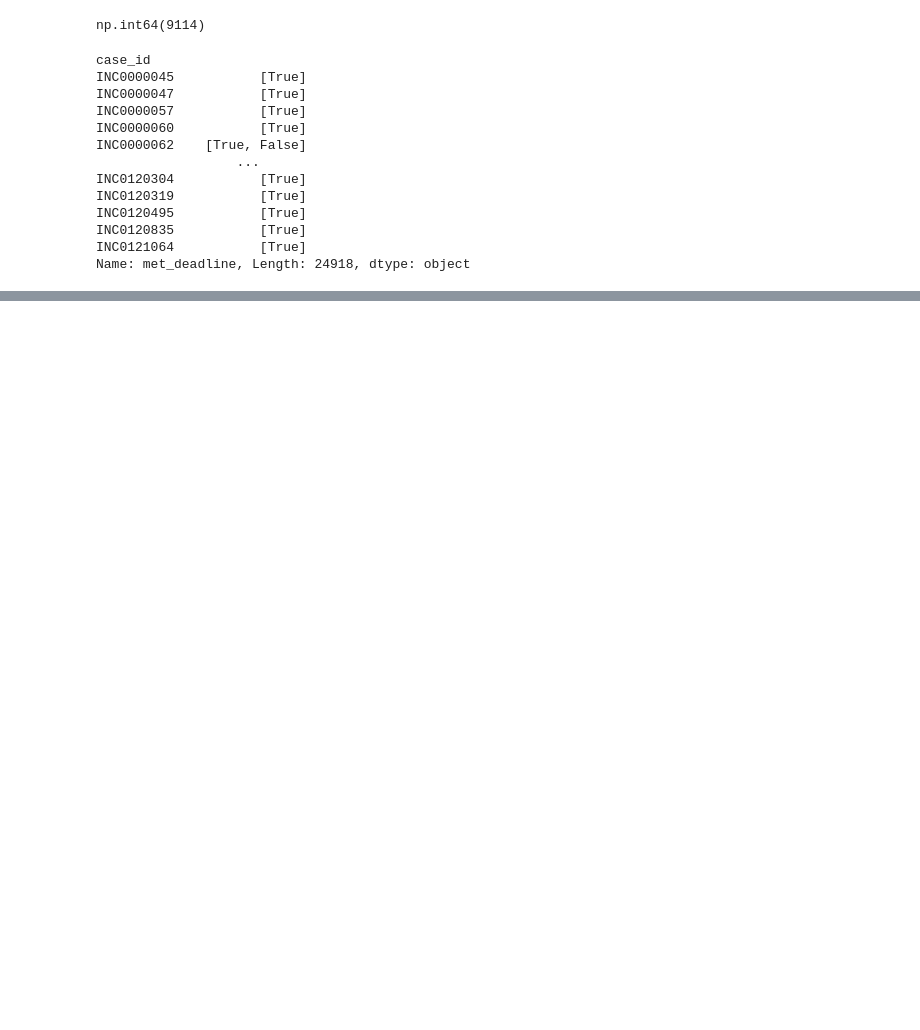
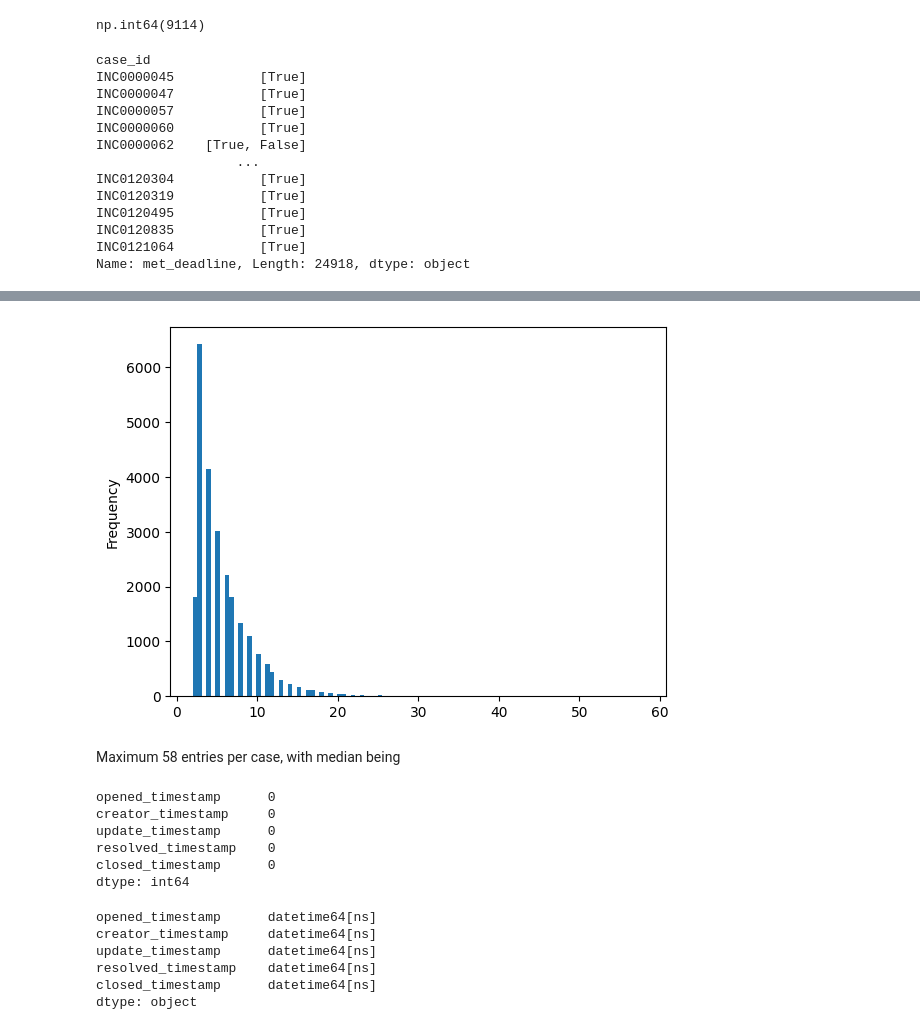
Before and after one commit to shashankgarewal/temporal-sequence-eventLog, a Jupyter notebook: notebooks/01_data_inspection.ipynb, the cells around one changed output, grey strips where cells are left out. Cells and saved outputs as stored; diff of their text form; code cells hidden in the pictures; blank space fills up the shorter version.

```diff
--- a/notebooks/01_data_inspection.ipynb
+++ b/notebooks/01_data_inspection.ipynb
@@ -340,3 +354,7 @@ np.int64(141468)
+# %%
+df["case_status"] = df["case_status"].replace([-100, "-100"], "Unknown")
+# %%
+df["vendor_id"] = df["vendor_id"].replace({"code 8s": "VendorCode8s"})
 # %%
 df.columns
 # %% [output]
@@ -374,0 +429,25 @@ Name: met_deadline, Length: 24918, dtype: object
+# %%
+df.groupby("case_id").size().plot(kind='hist', bins=100);
+# %% [output]
+[figure, added]
+# %% [markdown]
+Maximum 58 entries per case, with median being
+# %%
+# timestamp converted properly
+(df[schema["timestamp_cols"]] == pd.NaT).sum()
+# %% [output]
+opened_timestamp      0
+creator_timestamp     0
+update_timestamp      0
+resolved_timestamp    0
+closed_timestamp      0
+dtype: int64
+# %%
+df[schema["timestamp_cols"]].dtypes
+# %% [output]
+opened_timestamp      datetime64[ns]
+creator_timestamp     datetime64[ns]
+update_timestamp      datetime64[ns]
+resolved_timestamp    datetime64[ns]
+closed_timestamp      datetime64[ns]
+dtype: object
```
Also changed, not shown: parts of 22 cells of this notebook.
